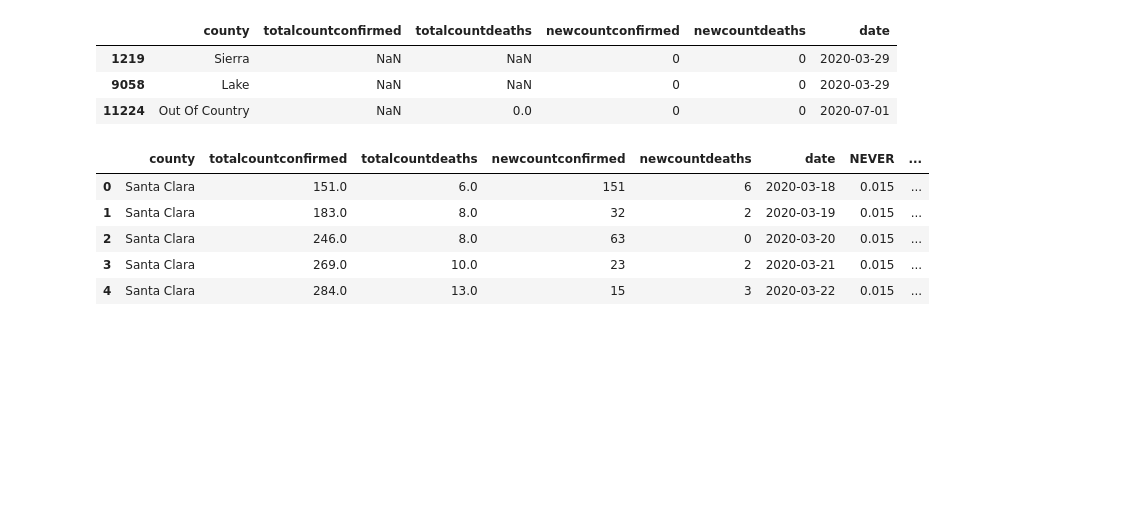
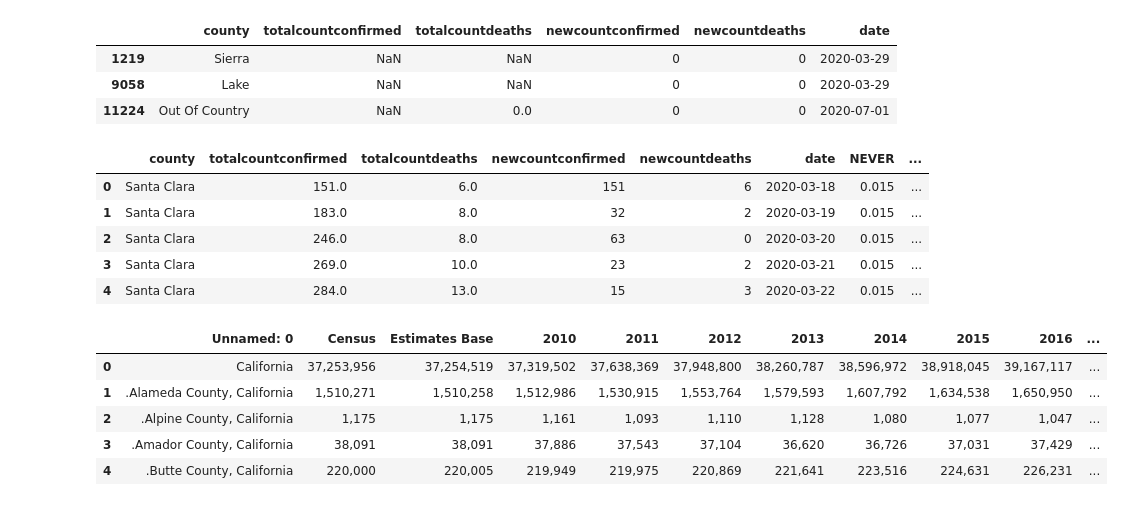
Before and after one commit to lettywu/COVID-19-vaccinations, a Jupyter notebook: jesse/Data Cleaning.ipynb, the cells around one changed output. Drawn from its saved outputs; the diff is of its cells as text; code cells hidden in the pictures; blank space fills up the shorter version.

Commit message:
add county populations

```diff
--- a/jesse/Data Cleaning.ipynb
+++ b/jesse/Data Cleaning.ipynb
@@ -161,3 +161,13 @@ cases_masks_df.head()
 | 4 | Santa Clara | 284.0 | 13.0 | 15 | 3 | 2020-03-22 | 0.015 | ... |
 # %%
 cases_masks_df.to_csv('../clean_data/cases_with_mask_use.csv')
+# %%
+county_pop_df = pd.read_csv('../data/co-est2019-annres-06.csv', skiprows = range(3))
+county_pop_df.head()
+# %% [output]
+|  | Unnamed: 0 | Census | Estimates Base | 2010 | 2011 | 2012 | 2013 | 2014 | 2015 | 2016 | ... |
+| 0 | California | 37,253,956 | 37,254,519 | 37,319,502 | 37,638,369 | 37,948,800 | 38,260,787 | 38,596,972 | 38,918,045 | 39,167,117 | ... |
+| 1 | .Alameda County, California | 1,510,271 | 1,510,258 | 1,512,986 | 1,530,915 | 1,553,764 | 1,579,593 | 1,607,792 | 1,634,538 | 1,650,950 | ... |
+| 2 | .Alpine County, California | 1,175 | 1,175 | 1,161 | 1,093 | 1,110 | 1,128 | 1,080 | 1,077 | 1,047 | ... |
+| 3 | .Amador County, California | 38,091 | 38,091 | 37,886 | 37,543 | 37,104 | 36,620 | 36,726 | 37,031 | 37,429 | ... |
+| 4 | .Butte County, California | 220,000 | 220,005 | 219,949 | 219,975 | 220,869 | 221,641 | 223,516 | 224,631 | 226,231 | ... |
```
Also changed, not shown: parts of 4 cells of this notebook, 5 other files.
